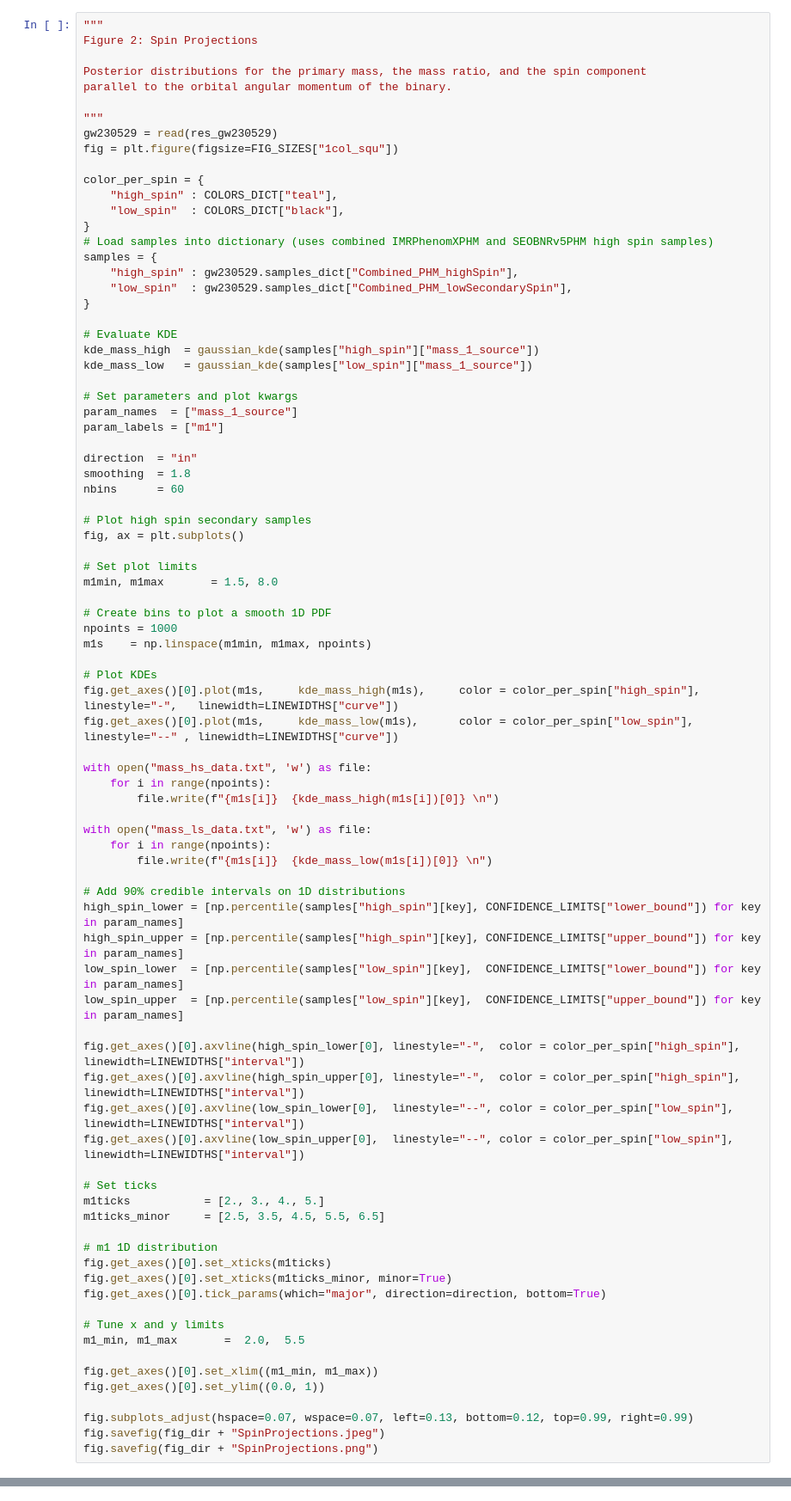
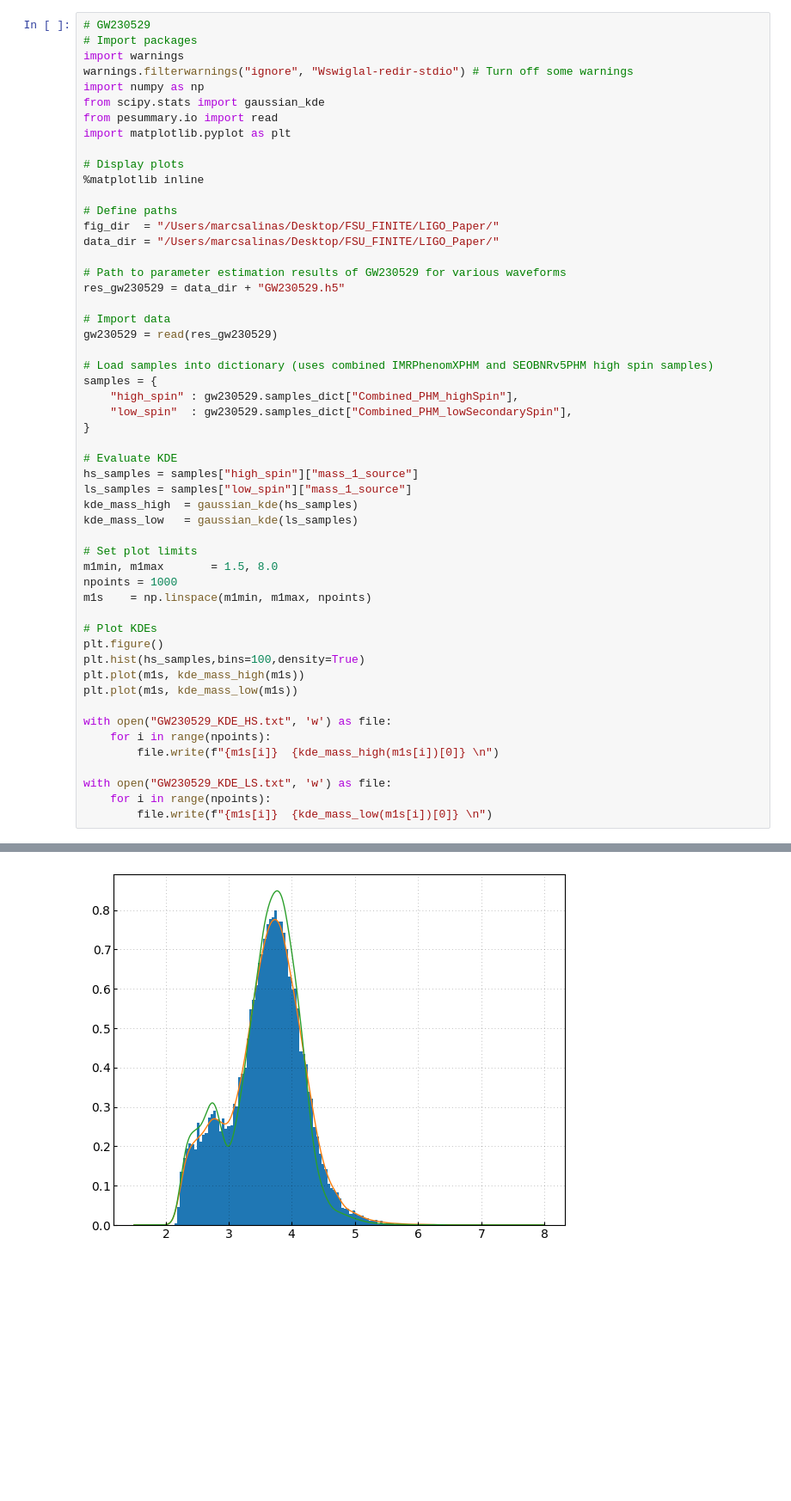
Before and after one commit to torquteam/FSU_FINITE, a Jupyter notebook: LIGO_Paper/PaperPlots.ipynb, the cells around one changed output, grey strips where cells are left out. Shown at 86% size. Saved outputs shown, nothing was run; the diff lists cells and outputs as text; blank space fills up the shorter version.

Commit message:
added ligo data for mass gap objects

```diff
--- a/LIGO_Paper/PaperPlots.ipynb
+++ b/LIGO_Paper/PaperPlots.ipynb
@@ -79,18 +1,26 @@ ModuleNotFoundError: No module named 'pesummary'
 # %%
-"""
-Figure 2: Spin Projections
+# GW230529
+# Import packages
+import warnings
+warnings.filterwarnings("ignore", "Wswiglal-redir-stdio") # Turn off some warnings
+import numpy as np
+from scipy.stats import gaussian_kde
+from pesummary.io import read
+import matplotlib.pyplot as plt
 
-Posterior distributions for the primary mass, the mass ratio, and the spin component
-parallel to the orbital angular momentum of the binary.
+# Display plots
+%matplotlib inline
 
-"""
+# Define paths
+fig_dir  = "/Users/marcsalinas/Desktop/FSU_FINITE/LIGO_Paper/"
+data_dir = "/Users/marcsalinas/Desktop/FSU_FINITE/LIGO_Paper/"
+
+# Path to parameter estimation results of GW230529 for various waveforms
+res_gw230529 = data_dir + "GW230529.h5"
+
+# Import data
 gw230529 = read(res_gw230529)
-fig = plt.figure(figsize=FIG_SIZES["1col_squ"])
 
-color_per_spin = {
-    "high_spin" : COLORS_DICT["teal"],
-    "low_spin"  : COLORS_DICT["black"],
-}
 # Load samples into dictionary (uses combined IMRPhenomXPHM and SEOBNRv5PHM high spin samples)
 samples = {
     "high_spin" : gw230529.samples_dict["Combined_PHM_highSpin"],
@@ -98,66 +28,27 @@ samples = {
 }
 
 # Evaluate KDE
-kde_mass_high  = gaussian_kde(samples["high_spin"]["mass_1_source"])
-kde_mass_low   = gaussian_kde(samples["low_spin"]["mass_1_source"])
-
-# Set parameters and plot kwargs
-param_names  = ["mass_1_source"]
-param_labels = ["m1"]
-
-direction  = "in"
-smoothing  = 1.8
-nbins      = 60
-
-# Plot high spin secondary samples
-fig, ax = plt.subplots()
+hs_samples = samples["high_spin"]["mass_1_source"]
+ls_samples = samples["low_spin"]["mass_1_source"]
+kde_mass_high  = gaussian_kde(hs_samples)
+kde_mass_low   = gaussian_kde(ls_samples)
 
 # Set plot limits
 m1min, m1max       = 1.5, 8.0
-
-# Create bins to plot a smooth 1D PDF
 npoints = 1000
 m1s    = np.linspace(m1min, m1max, npoints)
 
 # Plot KDEs
-fig.get_axes()[0].plot(m1s,     kde_mass_high(m1s),     color = color_per_spin["high_spin"], linestyle="-",   linewidth=LINEWIDTHS["curve"])
-fig.get_axes()[0].plot(m1s,     kde_mass_low(m1s),      color = color_per_spin["low_spin"],  linestyle="--" , linewidth=LINEWIDTHS["curve"])
+plt.figure()
+plt.hist(hs_samples,bins=100,density=True)
+plt.plot(m1s, kde_mass_high(m1s))
+plt.plot(m1s, kde_mass_low(m1s))
 
-with open("mass_hs_data.txt", 'w') as file:
+with open("GW230529_KDE_HS.txt", 'w') as file:
     for i in range(npoints):
         file.write(f"{m1s[i]}  {kde_mass_high(m1s[i])[0]} \n")
 
-with open("mass_ls_data.txt", 'w') as file:
+with open("GW230529_KDE_LS.txt", 'w') as file:
     for i in range(npoints):
         file.write(f"{m1s[i]}  {kde_mass_low(m1s[i])[0]} \n")
-
-# Add 90% credible intervals on 1D distributions
-high_spin_lower = [np.percentile(samples["high_spin"][key], CONFIDENCE_LIMITS["lower_bound"]) for key in param_names]
-high_spin_upper = [np.percentile(samples["high_spin"][key], CONFIDENCE_LIMITS["upper_bound"]) for key in param_names]
-low_spin_lower  = [np.percentile(samples["low_spin"][key],  CONFIDENCE_LIMITS["lower_bound"]) for key in param_names]
-low_spin_upper  = [np.percentile(samples["low_spin"][key],  CONFIDENCE_LIMITS["upper_bound"]) for key in param_names]
-
-fig.get_axes()[0].axvline(high_spin_lower[0], linestyle="-",  color = color_per_spin["high_spin"], linewidth=LINEWIDTHS["interval"])
-fig.get_axes()[0].axvline(high_spin_upper[0], linestyle="-",  color = color_per_spin["high_spin"], linewidth=LINEWIDTHS["interval"])
-fig.get_axes()[0].axvline(low_spin_lower[0],  linestyle="--", color = color_per_spin["low_spin"],  linewidth=LINEWIDTHS["interval"])
-fig.get_axes()[0].axvline(low_spin_upper[0],  linestyle="--", color = color_per_spin["low_spin"],  linewidth=LINEWIDTHS["interval"])
-
-# Set ticks
-m1ticks           = [2., 3., 4., 5.]
-m1ticks_minor     = [2.5, 3.5, 4.5, 5.5, 6.5]
-
-# m1 1D distribution
-fig.get_axes()[0].set_xticks(m1ticks)
-fig.get_axes()[0].set_xticks(m1ticks_minor, minor=True)
-fig.get_axes()[0].tick_params(which="major", direction=direction, bottom=True)
-
-# Tune x and y limits
-m1_min, m1_max       =  2.0,  5.5
-
-fig.get_axes()[0].set_xlim((m1_min, m1_max))
-fig.get_axes()[0].set_ylim((0.0, 1))
-
-fig.subplots_adjust(hspace=0.07, wspace=0.07, left=0.13, bottom=0.12, top=0.99, right=0.99)
-fig.savefig(fig_dir + "SpinProjections.jpeg")
-fig.savefig(fig_dir + "SpinProjections.png")
 # %% [output]
@@ -164,0 +72 @@ NameError: name 'read' is not defined
+[figure, added]
```
Also changed, not shown: parts of 6 cells of this notebook, 6 other files.
